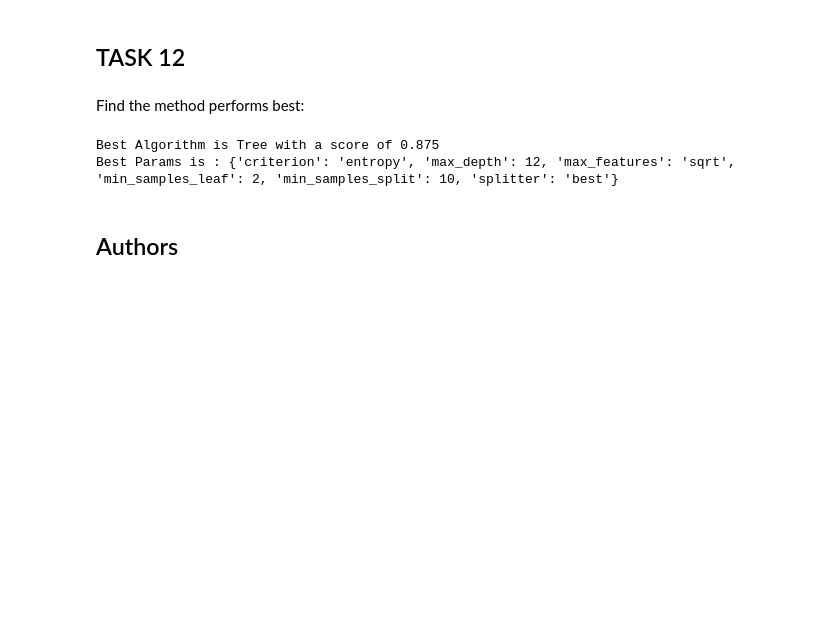
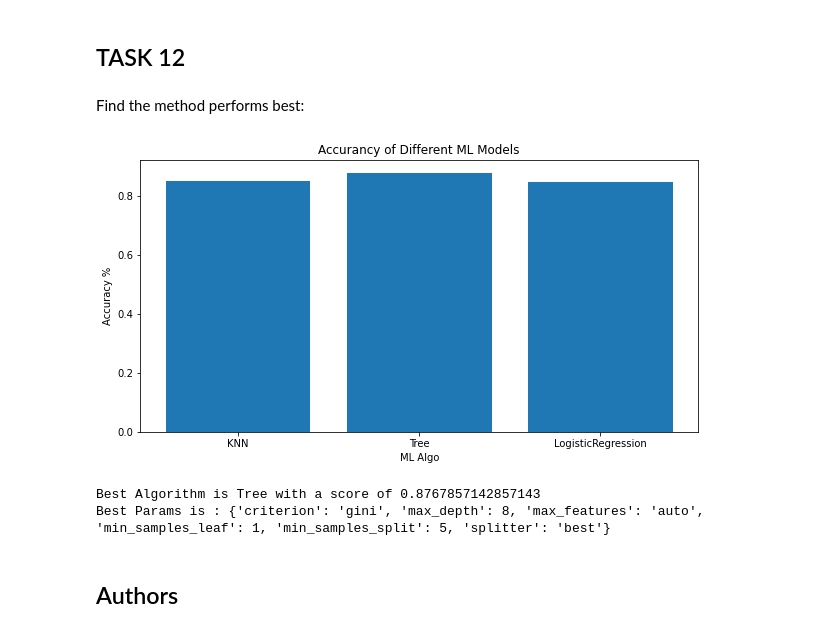
Before and after one commit to ALIINAM/Applied-Data-Science-Capstone, a Jupyter notebook: Machine Learning Prediction - AI.ipynb, the cells around one changed output. Cells and saved outputs as stored; diff of their text form; code cells hidden in the pictures; blank space fills up the shorter version.

```diff
--- a/Machine Learning Prediction - AI.ipynb
+++ b/Machine Learning Prediction - AI.ipynb
@@ -352,16 +354,31 @@ Find the method performs best:
 # %%
 algorithms = {'KNN':knn_cv.best_score_,'Tree':tree_cv.best_score_,'LogisticRegression':logreg_cv.best_score_}
 bestalgorithm = max(algorithms, key=algorithms.get)
+
+import matplotlib.pyplot as plt
+
+labels = list(algorithms.keys())
+values = list(algorithms.values())
+fig = plt.figure(figsize = (10, 5))
+
+plt.bar(labels, values)
+
+plt.xlabel("ML Algo")
+plt.ylabel("Accuracy %")
+plt.title("Accurancy of Different ML Models")
+plt.show()
+
 print('Best Algorithm is',bestalgorithm,'with a score of',algorithms[bestalgorithm])
 if bestalgorithm == 'Tree':
     print('Best Params is :',tree_cv.best_params_)
 if bestalgorithm == 'KNN':
     print('Best Params is :',knn_cv.best_params_)
 if bestalgorithm == 'LogisticRegression':
     print('Best Params is :',logreg_cv.best_params_)
 # %% [output]
+[figure, added]
-Best Algorithm is Tree with a score of 0.875
-Best Params is : {'criterion': 'entropy', 'max_depth': 12, 'max_features': 'sqrt', 'min_samples_leaf': 2, 'min_samples_split': 10, 'splitter': 'best'}
+Best Algorithm is Tree with a score of 0.8767857142857143
+Best Params is : {'criterion': 'gini', 'max_depth': 8, 'max_features': 'auto', 'min_samples_leaf': 1, 'min_samples_split': 5, 'splitter': 'best'}
 # %% [markdown]
 ## Authors
 # %% [markdown]
```
Also changed, not shown: parts of 3 cells of this notebook.
